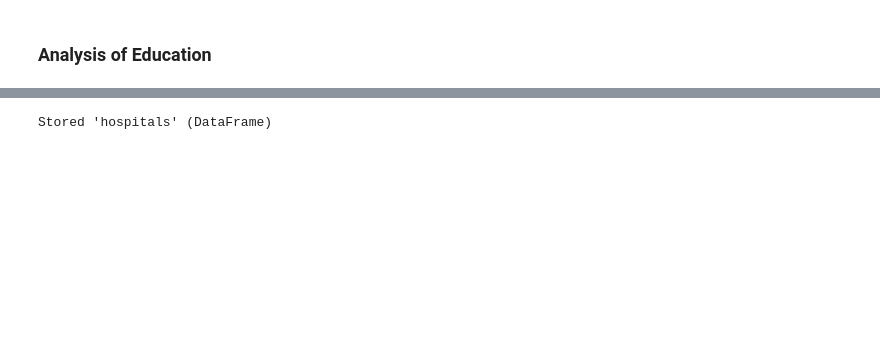
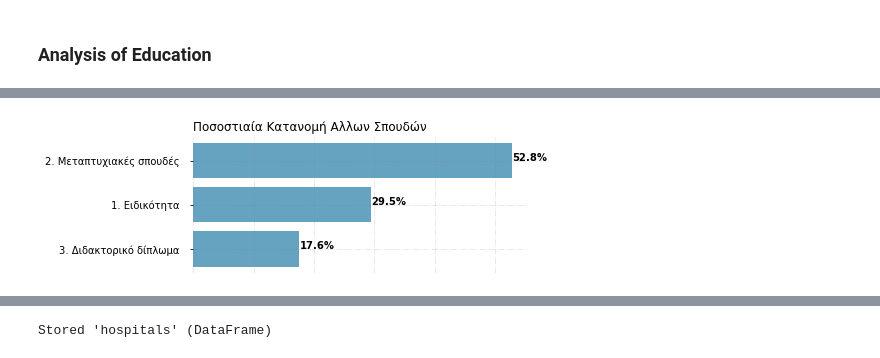
Before and after one commit to stathis99/Statistical-Analysis-for-Patient-Safety, a Jupyter notebook: Staff Analysis/Analysis/1. Collection_IntrernalConsistency_DemographicsAnalysis.ipynb, the cells around one changed output, grey strips where cells are left out. Saved outputs shown, nothing was run; the diff lists cells and outputs as text; code cells hidden in the pictures; blank space fills up the shorter version.

```diff
--- a/Staff Analysis/Analysis/1. Collection_IntrernalConsistency_DemographicsAnalysis.ipynb
+++ b/Staff Analysis/Analysis/1. Collection_IntrernalConsistency_DemographicsAnalysis.ipynb
@@ -588,0 +594,13 @@ plt.show()
+# %%
+education2 = hospitals_personalInfo['3β. Άλλες σπουδές:']
+
+absolute_frequencies = education2.value_counts()
+relative_frequencies = education2.value_counts(normalize=True)
+# %%
+data = relative_frequencies*100
+labels = relative_frequencies.index
+
+
+my_graph(labels,data,"Ποσοστιαία Κατανομή Αλλων Σπουδών",6,2.5)
+# %% [output]
+[figure, added]
```
Also changed, not shown: parts of 19 cells of this notebook, 5 other files.
